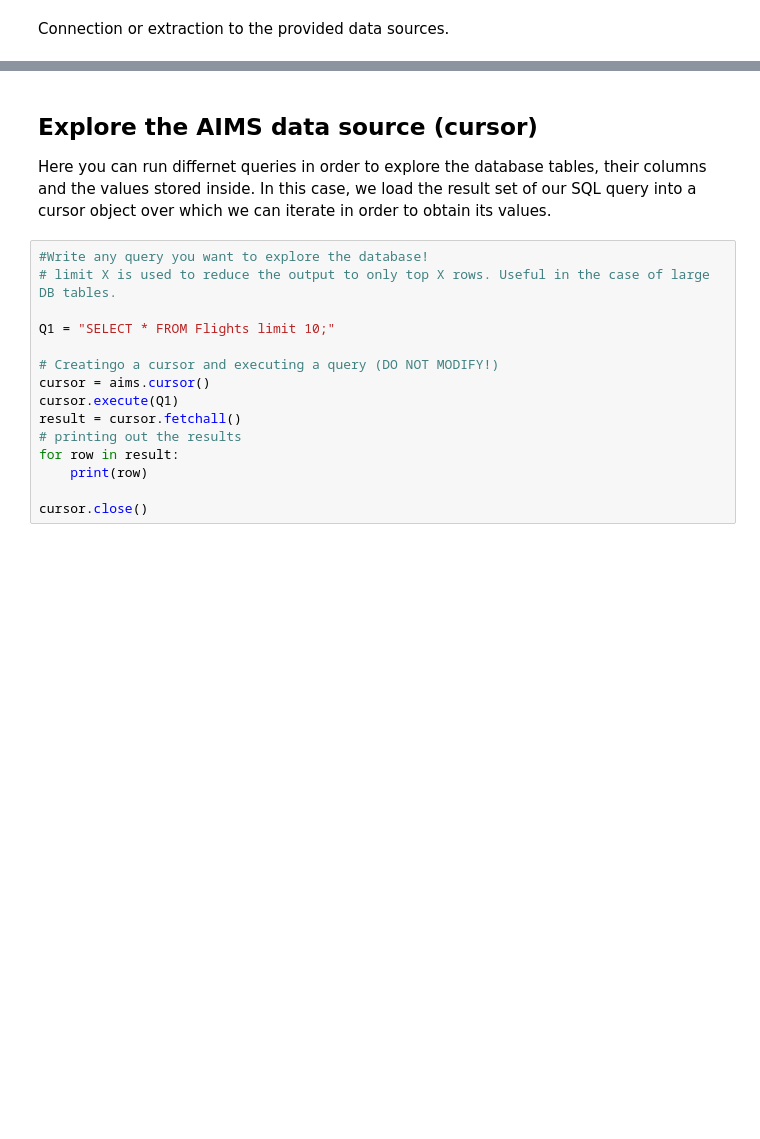
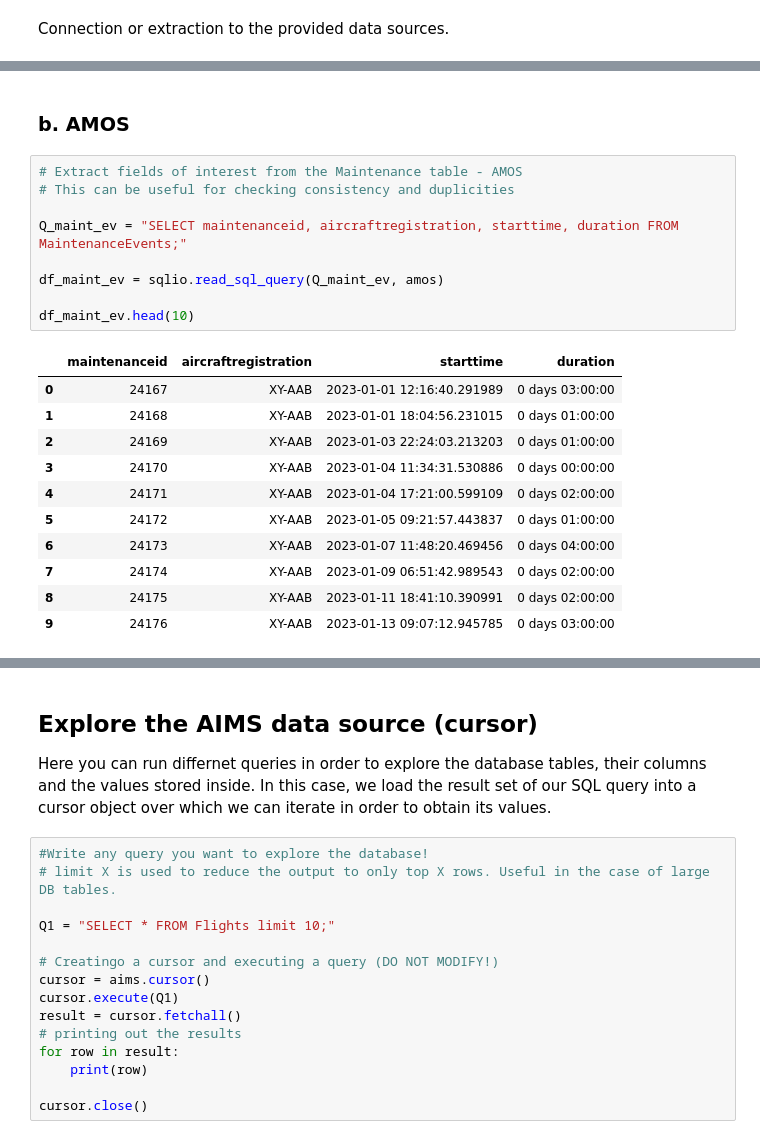
Before and after one commit to pablo-fdz/lab_3_data_mg, a Jupyter notebook: ETL_lab_3_pablo.ipynb, the cells around one changed output, grey strips where cells are left out. Drawn from its saved outputs; the diff is of its cells as text; blank space fills up the shorter version.

```diff
--- a/ETL_lab_3_pablo.ipynb
+++ b/ETL_lab_3_pablo.ipynb
@@ -138,0 +243,23 @@ outputDB = duckdb.connect(database=':memory:')
+# %% [markdown]
+### b. AMOS
+# %%
+# Extract fields of interest from the Maintenance table - AMOS
+# This can be useful for checking consistency and duplicities
+
+Q_maint_ev = "SELECT maintenanceid, aircraftregistration, starttime, duration FROM MaintenanceEvents;"
+
+df_maint_ev = sqlio.read_sql_query(Q_maint_ev, amos)
+
+df_maint_ev.head(10)
+# %% [output]
+|  | maintenanceid | aircraftregistration | starttime | duration |
+| 0 | 24167 | XY-AAB | 2023-01-01 12:16:40.291989 | 0 days 03:00:00 |
+| 1 | 24168 | XY-AAB | 2023-01-01 18:04:56.231015 | 0 days 01:00:00 |
+| 2 | 24169 | XY-AAB | 2023-01-03 22:24:03.213203 | 0 days 01:00:00 |
+| 3 | 24170 | XY-AAB | 2023-01-04 11:34:31.530886 | 0 days 00:00:00 |
+| 4 | 24171 | XY-AAB | 2023-01-04 17:21:00.599109 | 0 days 02:00:00 |
+| 5 | 24172 | XY-AAB | 2023-01-05 09:21:57.443837 | 0 days 01:00:00 |
+| 6 | 24173 | XY-AAB | 2023-01-07 11:48:20.469456 | 0 days 04:00:00 |
+| 7 | 24174 | XY-AAB | 2023-01-09 06:51:42.989543 | 0 days 02:00:00 |
+| 8 | 24175 | XY-AAB | 2023-01-11 18:41:10.390991 | 0 days 02:00:00 |
+| 9 | 24176 | XY-AAB | 2023-01-13 09:07:12.945785 | 0 days 03:00:00 |
```
Also changed, not shown: parts of 67 cells of this notebook, 1 other file.
